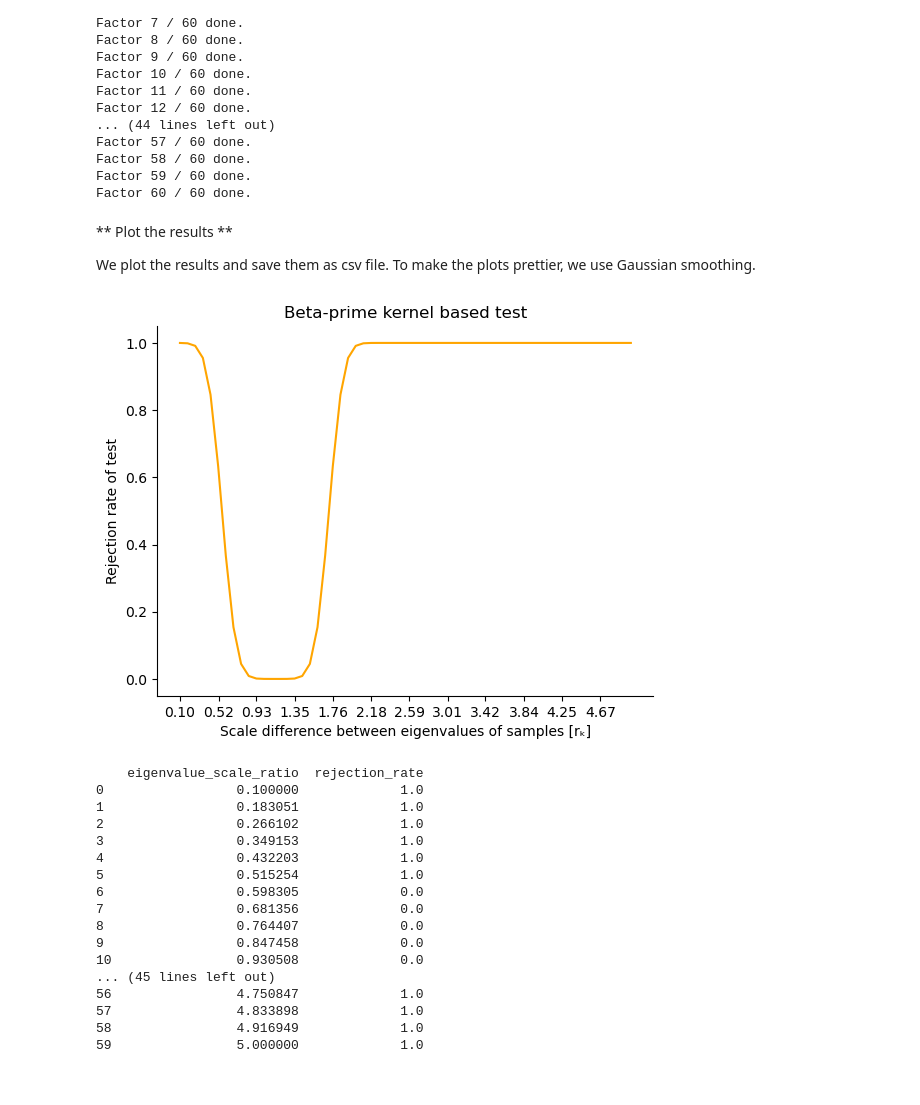
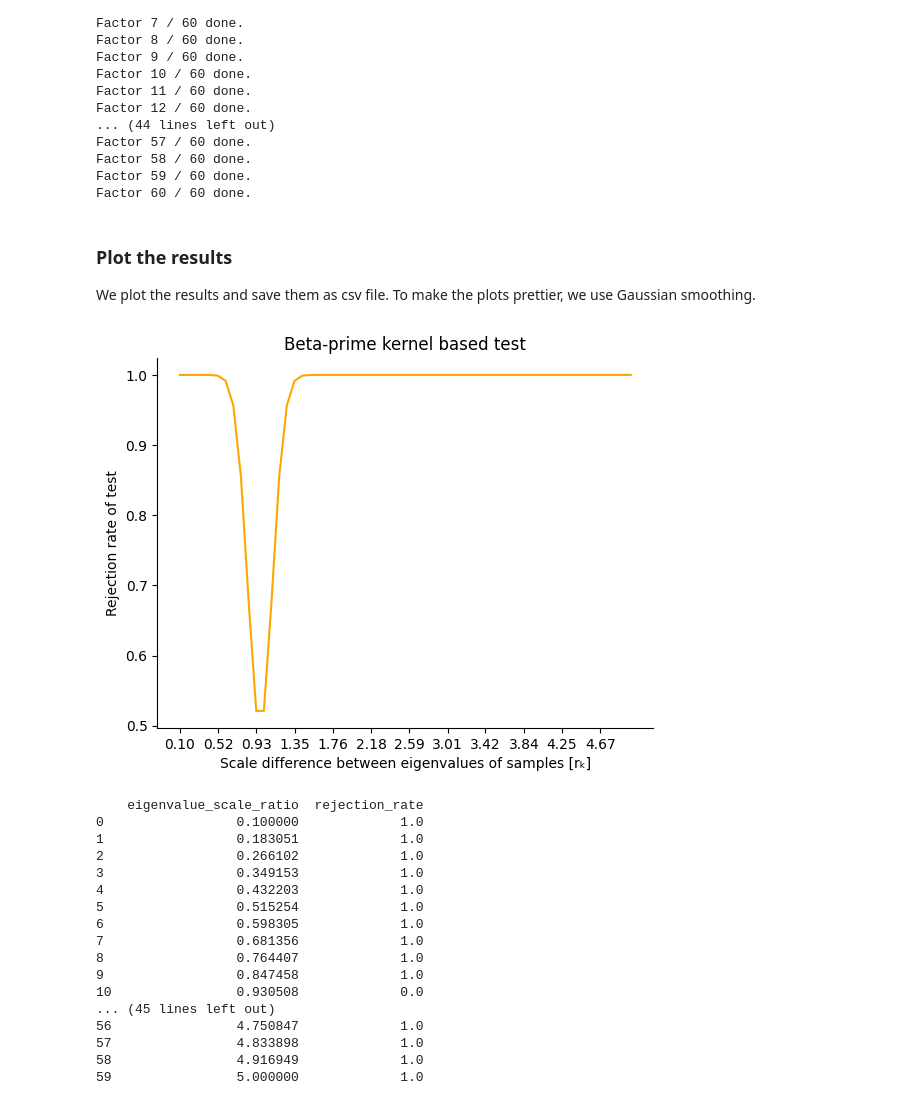
Before and after one commit to KumarRishabh/Kernel-Experiments, a Jupyter notebook: notebook_twosampletest.ipynb, the cells around one changed output. Saved outputs shown, nothing was run; the diff lists cells and outputs as text; code cells hidden in the pictures.

```diff
--- a/notebook_twosampletest.ipynb
+++ b/notebook_twosampletest.ipynb
@@ -246,8 +253,8 @@ def eff_kernel_test(func, level, sampleA, sampleB):
 We run num_tests tests per sample pairing. the sample pairings are created as follows: we fix the eigenvalue range [locA, locA + scaleA] for sample A. Then we fix the eigenvalue range for sample B as [mult * locA, mult*locA + scaleB]. Then, we generate the two samples and run the efficient linear time two-sample-test and average the rejection rate to have a somewhat robust result for how the kernels perform.
 # %%
 #sample specs
-num = 100 #sample size
-size = 3 #of matrices
+num = 1000 #sample size # Initially set to 100
+size = 10 #of matrices # Initially set to 3
 diff_loc = 0
 diff_scale = 0
 locA = 30 #lower bound for eigenvals in sample A
@@ -292,7 +299,7 @@ Factor 58 / 60 done.
 Factor 59 / 60 done.
 Factor 60 / 60 done.
 # %% [markdown]
-** Plot the results **
+### Plot the results
 
 We plot the results and save them as csv file. To make the plots prettier, we use Gaussian smoothing.
 # %%
@@ -300,37 +307,38 @@ We plot the results and save them as csv file. To make the plots prettier, we us
 import pandas as pd
 from scipy.ndimage import gaussian_filter1d
 import matplotlib.pyplot as plt
 
-kernel='Beta-prime'
+# kernel='Beta-prime'
+kernel =
 
 #gaussian smoothing
 factors_gau= factors
 results_gau = results
 smooth_gau = gaussian_filter1d(results_gau, sigma=1.5)
 
 
 #plot
 fig, ax = plt.subplots()
 
 ax.plot(factors_gau, smooth_gau, color='orange')
 ax.spines['top'].set_visible(False)
 ax.spines['right'].set_visible(False)
 ax.set_title(kernel +' kernel based test')
 ax.set_xlabel('Scale difference between eigenvalues of samples [r\u2096]')
 ax.set_ylabel('Rejection rate of test')
 ax.set_xticks(np.round(factors[::5],2))
-plt.savefig('/Users/franziskussteinert/Library/Mobile Documents/com~apple~CloudDocs/NTU Singapore/Work/Comp/test_results_'+kernel+f'_factors{num_factors}_scale{locA}_numtests{num_tests}.svg', format='svg', dpi=300)
+# plt.savefig('/Users/franziskussteinert/Library/Mobile Documents/com~apple~CloudDocs/NTU Singapore/Work/Comp/test_results_'+kernel+f'_factors{num_factors}_scale{locA}_numtests{num_tests}.svg', format='svg', dpi=300)
 plt.show()
 
 #save test results
 factors_series = pd.Series(factors)
 results_series = pd.Series(results)
 test_results = pd.concat([factors_series, results_series], axis=1)
 test_results.columns = ['eigenvalue_scale_ratio','rejection_rate']
 print(test_results)
-test_results.to_csv('/Users/franziskussteinert/Library/Mobile Documents/com~apple~CloudDocs/NTU Singapore/Work/Comp/test_results_'+kernel +f'_factors{num_factors}_scale{locA}_numtests{num_tests}.csv')
+# test_results.to_csv('/Users/franziskussteinert/Library/Mobile Documents/com~apple~CloudDocs/NTU Singapore/Work/Comp/test_results_'+kernel +f'_factors{num_factors}_scale{locA}_numtests{num_tests}.csv')
 # %% [output]
-[figure, old version]
+[figure, new version]
     eigenvalue_scale_ratio  rejection_rate
 0                 0.100000             1.0
 1                 0.183051             1.0
@@ -338,10 +346,10 @@ test_results.to_csv('/Users/franziskussteinert/Library/Mobile Documents/com~appl
 3                 0.349153             1.0
 4                 0.432203             1.0
 5                 0.515254             1.0
-6                 0.598305             0.0
-7                 0.681356             0.0
-8                 0.764407             0.0
-9                 0.847458             0.0
+6                 0.598305             1.0
+7                 0.681356             1.0
+8                 0.764407             1.0
+9                 0.847458             1.0
 10                0.930508             0.0
 ... (45 lines left out)
 56                4.750847             1.0
```
Also changed, not shown: parts of 6 cells of this notebook.
